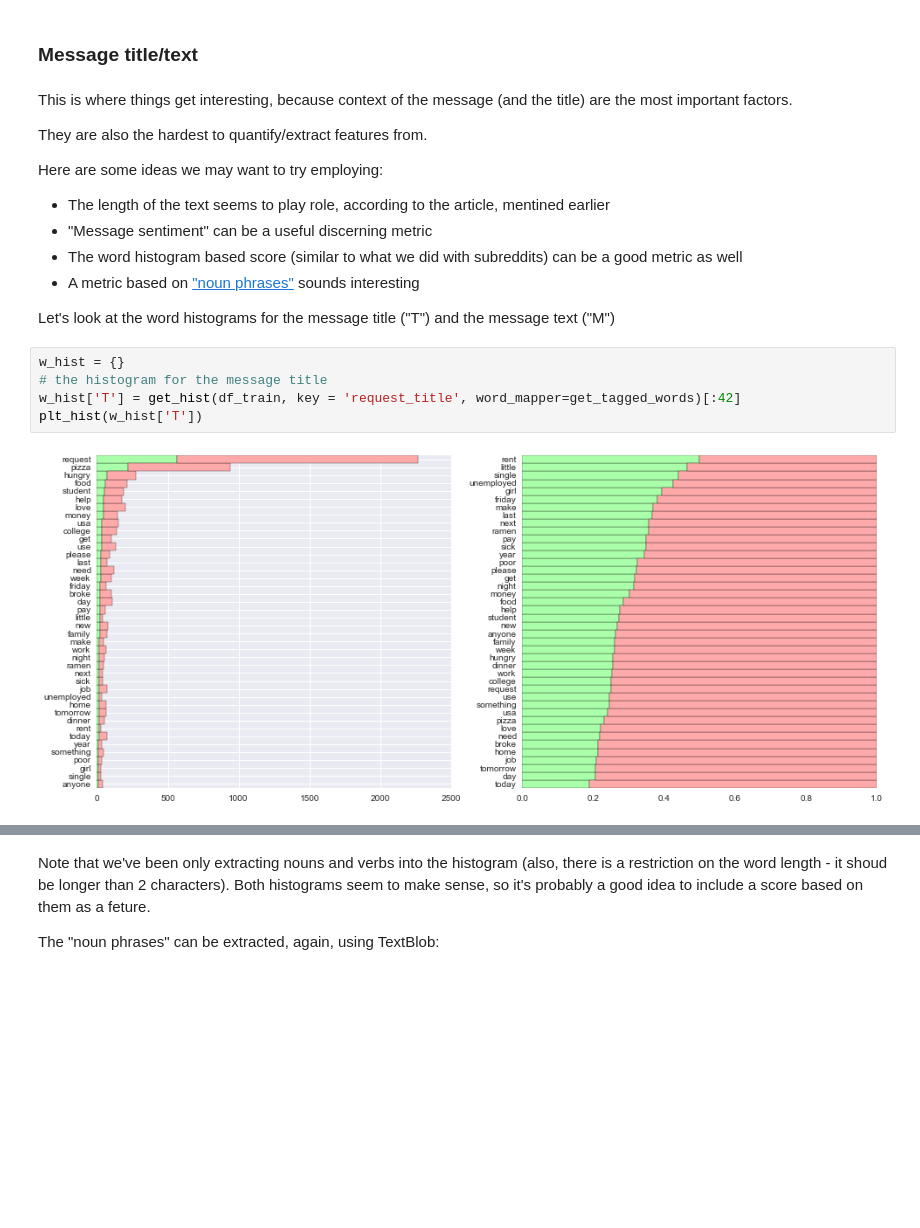
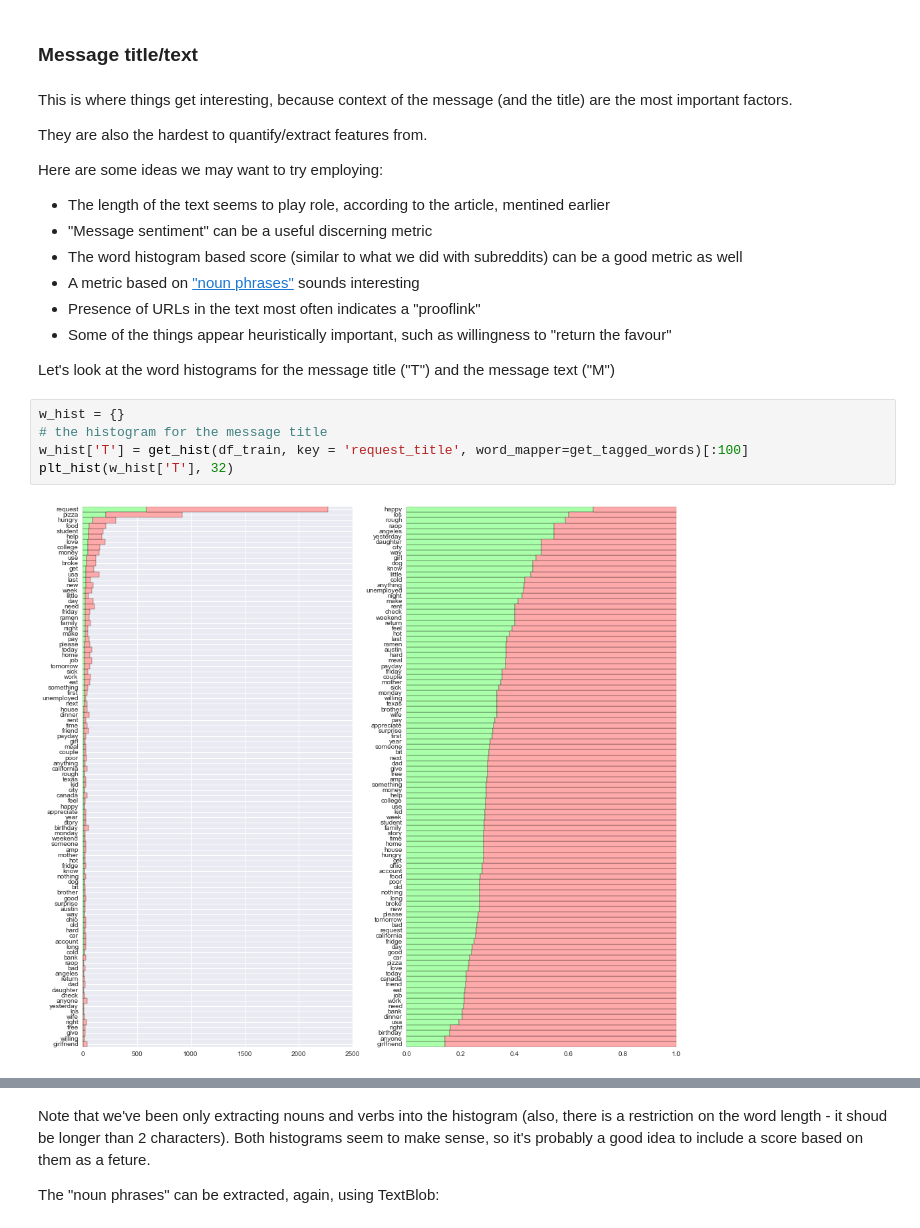
Before and after one commit to rshest/kaggle-random-acts-of-pizza, a Jupyter notebook: pizza-new.ipynb, the cells around one changed output, grey strips where cells are left out. Saved outputs shown, nothing was run; the diff lists cells and outputs as text; blank space fills up the shorter version.

```diff
--- a/pizza-new.ipynb
+++ b/pizza-new.ipynb
@@ -297,14 +317,16 @@ Here are some ideas we may want to try employing:
 * "Message sentiment" can be a useful discerning metric
 * The word histogram based score (similar to what we did with subreddits) can be a good metric as well
 * A metric based on ["noun phrases"]() sounds interesting
+* Presence of URLs in the text most often indicates a "prooflink"
+* Some of the things appear heuristically important, such as willingness to "return the favour"
 
 Let's look at the word histograms for the message title ("T") and the message text ("M")
 # %%
 w_hist = {}
 # the histogram for the message title
-w_hist['T'] = get_hist(df_train, key = 'request_title', word_mapper=get_tagged_words)[:42]
-plt_hist(w_hist['T'])
+w_hist['T'] = get_hist(df_train, key = 'request_title', word_mapper=get_tagged_words)[:100]
+plt_hist(w_hist['T'], 32)
 # %% [output]
-[figure, old version]
+[figure, new version]
 # %%
 # the histogram for the message text
```
Also changed, not shown: parts of 24 cells of this notebook.
